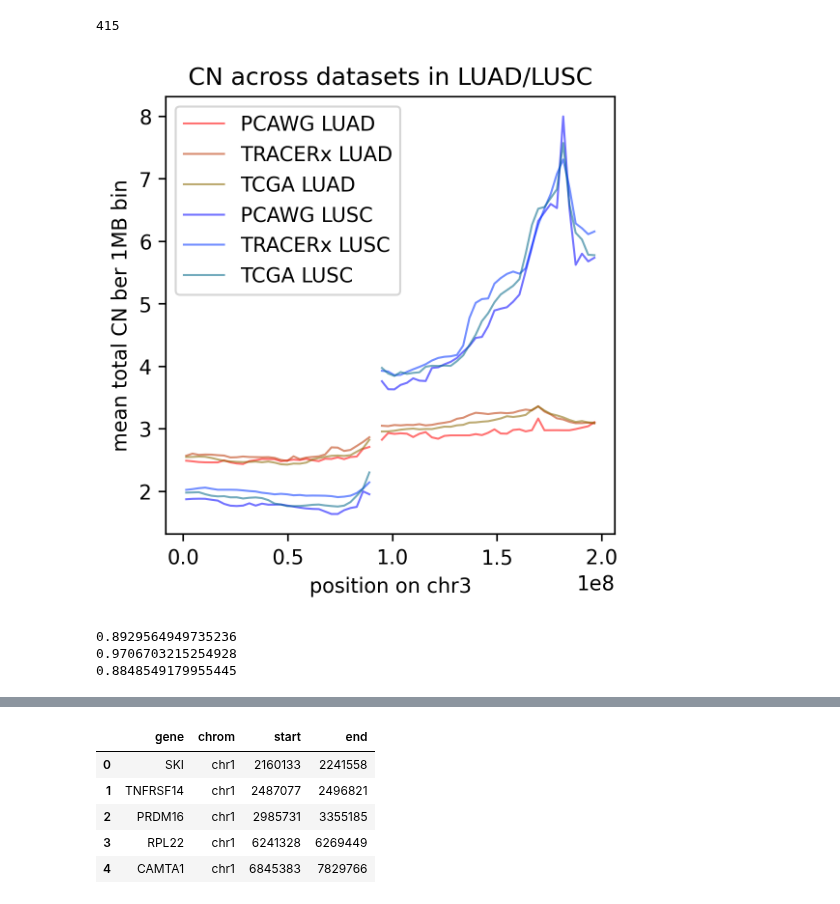
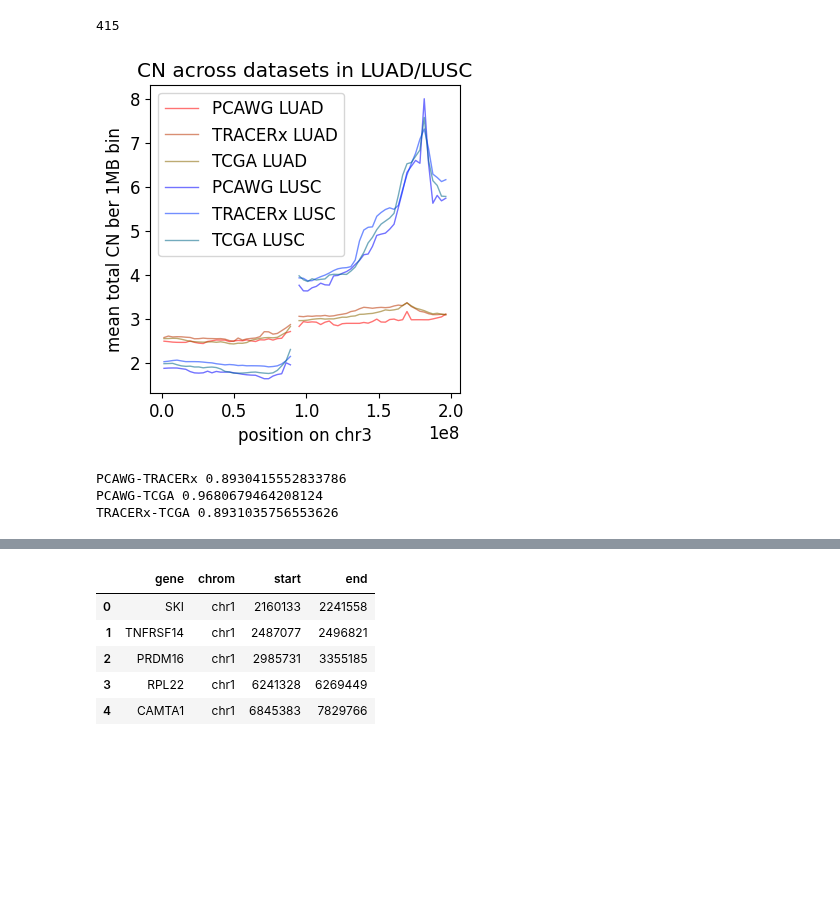
Before and after one commit to ICCB-Cologne/CNSistent, a Jupyter notebook: notebooks/analyze/analyze_lung.ipynb, the cells around one changed output, grey strips where cells are left out. Saved outputs shown, nothing was run; the diff lists cells and outputs as text; code cells hidden in the pictures; blank space fills up the shorter version.

Commit message:
Lung plots re-ran.

```diff
--- a/notebooks/analyze/analyze_lung.ipynb
+++ b/notebooks/analyze/analyze_lung.ipynb
@@ -25,26 +27,26 @@ lusc_all = pd.concat([v for k, v in lusc_dict.items()])
 means_all = [group_bins(dataset) for dataset in [luad_all, lusc_all]]
 # %%
 labels = ["PCAWG LUAD", "TRACERx LUAD", "TCGA LUAD", "PCAWG LUSC", "TRACERx LUSC", "TCGA LUSC"]
-fig, ax = fig_lines(means_single, labels, column="total_cn", color=["#FF0000", "#BB3300", "#886600", "#0000FF", "#0033FF", "#006688"], dpi=300, chrom="chr3")
+fig, ax = fig_lines(means_single, labels, column="total_cn", color=["#FF0000", "#BB3300", "#886600", "#0000FF", "#0033FF", "#006688"], chrom="chr3")
 ax.set_ylabel("mean total CN ber 1MB bin")
 ax.set_title("CN across datasets in LUAD/LUSC")
 ax.legend(loc='upper left')
 plt.savefig(f"{img_path}/fig_LUAD_LUSC_single.pdf", bbox_inches='tight')
-plt.savefig(f"{img_path}/fig_LUAD_LUSC_single.png", bbox_inches='tight')
+plt.savefig(f"{img_path}/fig_LUAD_LUSC_single.png", bbox_inches='tight', dpi=300)
 # %% [output]
-[figure, old version]
+[figure, new version]
 # %%
 # pearson correlation of means_single[0]["total_cn"] and means_single[1]["total_cn"]
 corr = means_single[3]["total_cn"].corr(means_single[4]["total_cn"], method='pearson')
-print(corr)
+print("PCAWG-TRACERx", corr)
 corr = means_single[3]["total_cn"].corr(means_single[5]["total_cn"], method='pearson')
-print(corr)
+print("PCAWG-TCGA",corr)
 corr = means_single[4]["total_cn"].corr(means_single[5]["total_cn"], method='pearson')
-print(corr)
+print("TRACERx-TCGA", corr)
 # %% [output]
-0.8929564949735236
-0.9706703215254928
-0.8848549179955445
+PCAWG-TRACERx 0.8930415552833786
+PCAWG-TCGA 0.9680679464208124
+TRACERx-TCGA 0.8931035756553626
 # %%
 tcga_sel_ids = list(samples_df.query("source == 'TCGA_hg19' and type == 'LUAD'").index[8:9])
 
```
Also changed, not shown: parts of 8 cells of this notebook, 1 other file.
